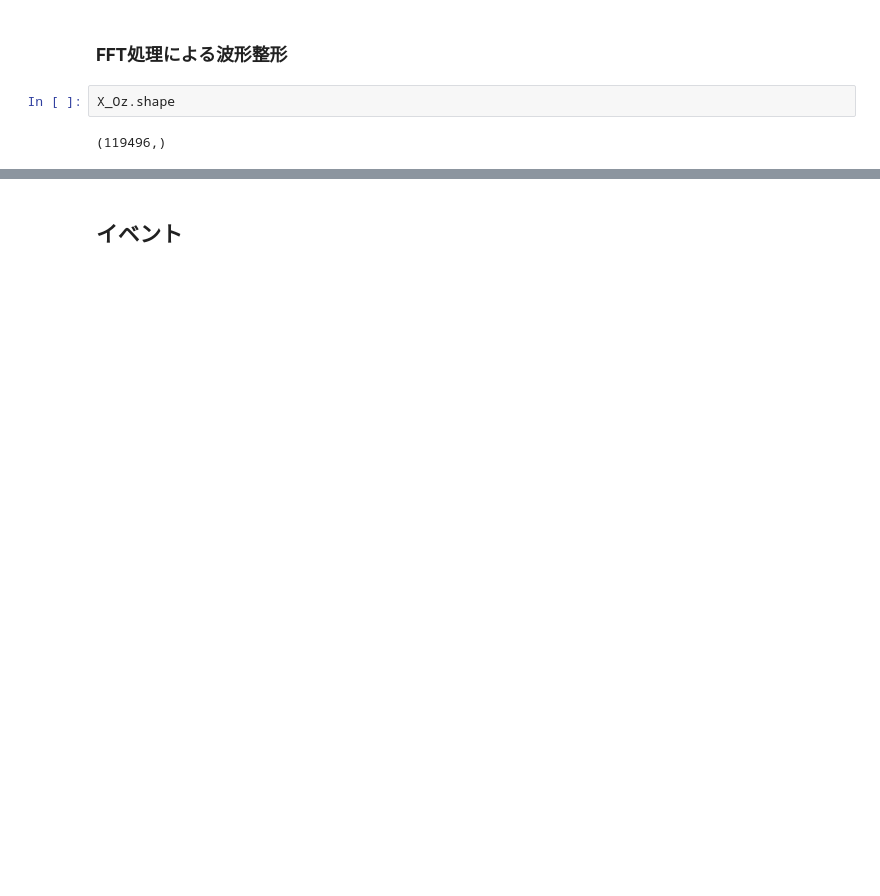
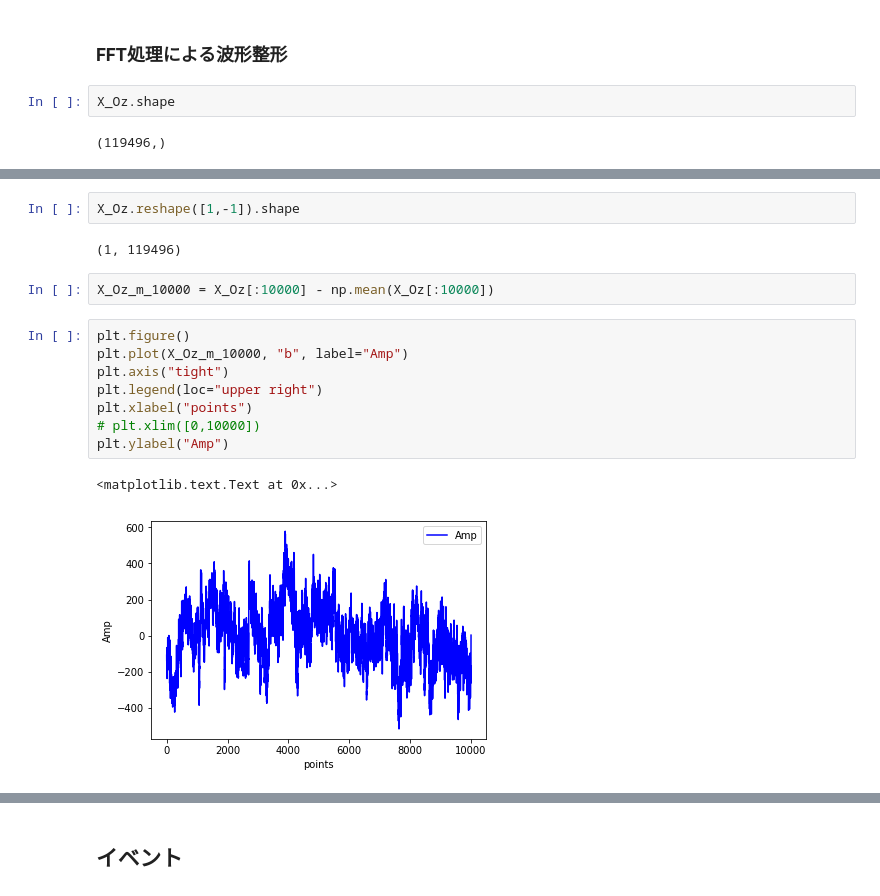
Before and after one commit to shimalice/GAL_EEG, a Jupyter notebook: test.ipynb, the cells around one changed output, grey strips where cells are left out. Saved outputs shown, nothing was run; the diff lists cells and outputs as text; blank space fills up the shorter version.

```diff
--- a/test.ipynb
+++ b/test.ipynb
@@ -432,0 +436,17 @@ plt.ylabel("Amplitude")
+# %%
+X_Oz.reshape([1,-1]).shape
+# %% [output]
+(1, 119496)
+# %%
+X_Oz_m_10000 = X_Oz[:10000] - np.mean(X_Oz[:10000])
+# %%
+plt.figure()
+plt.plot(X_Oz_m_10000, "b", label="Amp")
+plt.axis("tight")
+plt.legend(loc="upper right")
+plt.xlabel("points")
+# plt.xlim([0,10000])
+plt.ylabel("Amp")
+# %% [output]
+<matplotlib.text.Text at 0x...>
+[figure, added]
```
Also changed, not shown: parts of 18 cells of this notebook, 1 other file.
